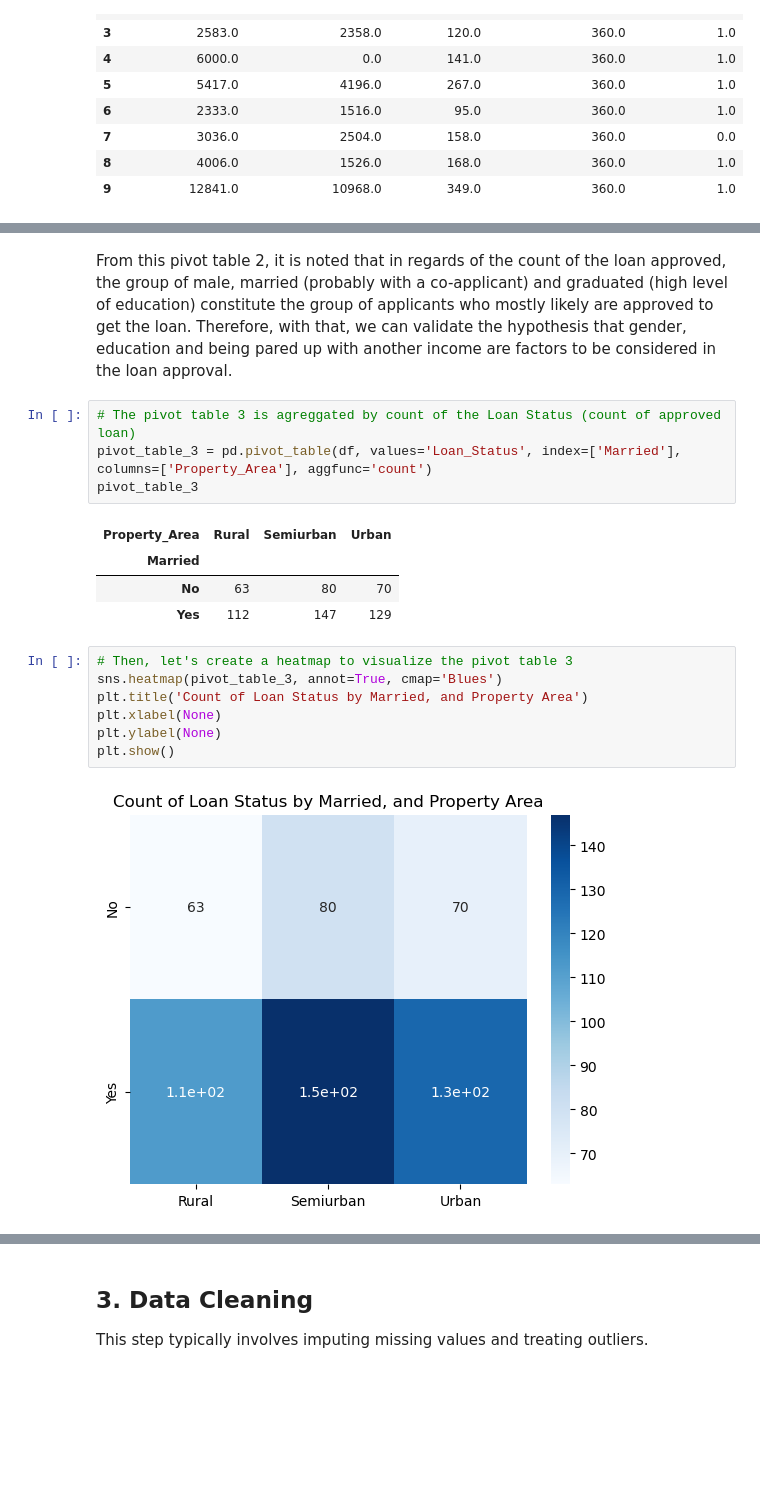
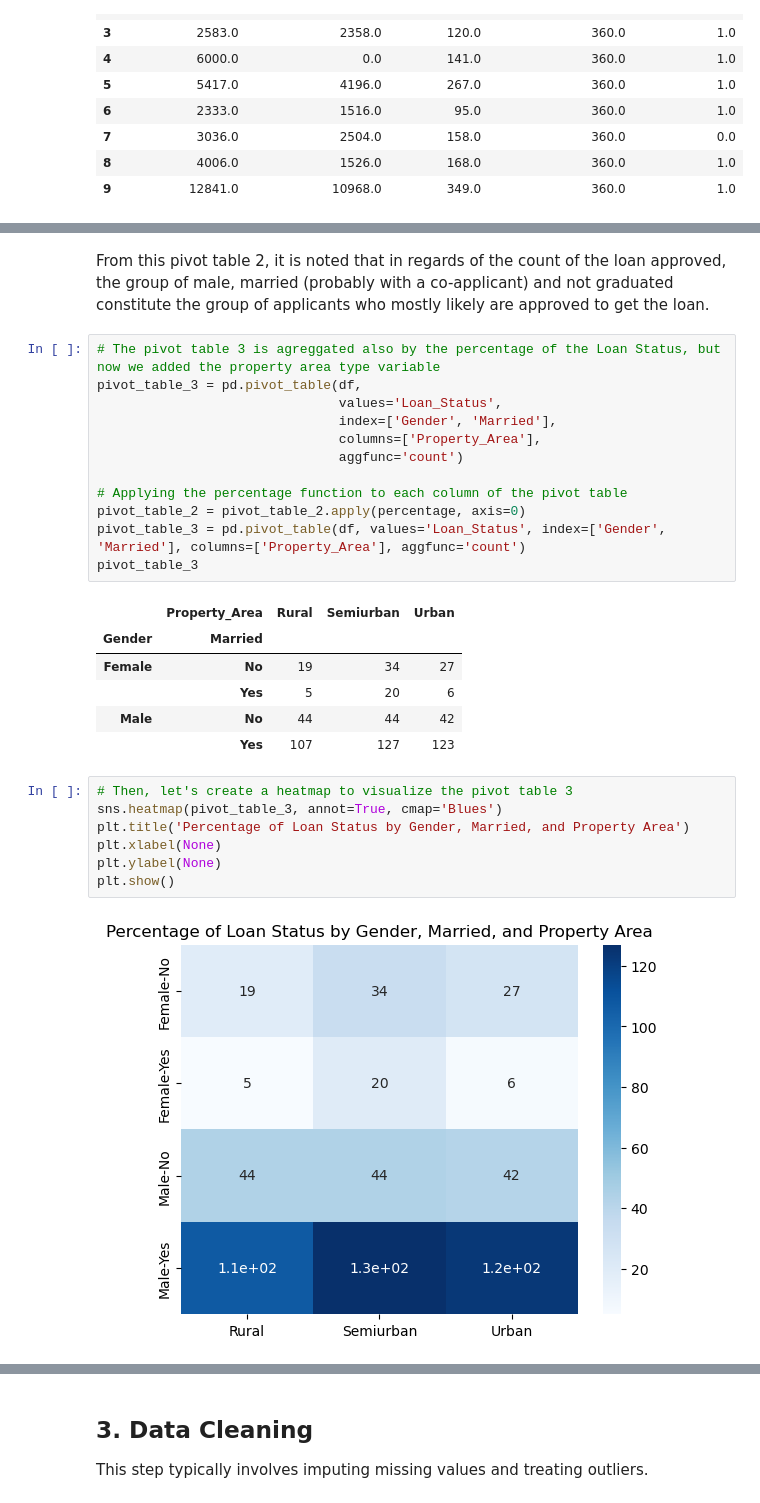
Before and after one commit to rafaelaqfc/Loan-Prediction-Project, a Jupyter notebook: notebooks/instructions.ipynb, the cells around one changed output, grey strips where cells are left out. Drawn from its saved outputs; the diff is of its cells as text; blank space fills up the shorter version.

```diff
--- a/notebooks/instructions.ipynb
+++ b/notebooks/instructions.ipynb
@@ -511,21 +532,31 @@ plt.show()
 # %% [markdown]
-From this pivot table 2, it is noted that in regards of the count of the loan approved, the group of male, married (probably with a co-applicant) and graduated (high level of education) constitute the group of applicants who mostly likely are approved to get the loan. Therefore, with that, we can validate the hypothesis that gender, education and being pared up with another income are factors to be considered in the loan approval.
+From this pivot table 2, it is noted that in regards of the count of the loan approved, the group of male, married (probably with a co-applicant) and not graduated constitute the group of applicants who mostly likely are approved to get the loan.
 # %%
-# The pivot table 3 is agreggated by count of the Loan Status (count of approved loan)
-pivot_table_3 = pd.pivot_table(df, values='Loan_Status', index=['Married'], columns=['Property_Area'], aggfunc='count')
+# The pivot table 3 is agreggated also by the percentage of the Loan Status, but now we added the property area type variable
+pivot_table_3 = pd.pivot_table(df,
+                               values='Loan_Status',
+                               index=['Gender', 'Married'],
+                               columns=['Property_Area'],
+                               aggfunc='count')
+
+# Applying the percentage function to each column of the pivot table
+pivot_table_2 = pivot_table_2.apply(percentage, axis=0)
+pivot_table_3 = pd.pivot_table(df, values='Loan_Status', index=['Gender', 'Married'], columns=['Property_Area'], aggfunc='count')
 pivot_table_3
 # %% [output]
-| Property_Area | Rural | Semiurban | Urban |
-| Married |  |  |  |
-| No | 63 | 80 | 70 |
-| Yes | 112 | 147 | 129 |
+|  | Property_Area | Rural | Semiurban | Urban |
+| Gender | Married |  |  |  |
+| Female | No | 19 | 34 | 27 |
+|  | Yes | 5 | 20 | 6 |
+| Male | No | 44 | 44 | 42 |
+|  | Yes | 107 | 127 | 123 |
 # %%
 # Then, let's create a heatmap to visualize the pivot table 3
 sns.heatmap(pivot_table_3, annot=True, cmap='Blues')
-plt.title('Count of Loan Status by Married, and Property Area')
+plt.title('Percentage of Loan Status by Gender, Married, and Property Area')
 plt.xlabel(None)
 plt.ylabel(None)
 plt.show()
 # %% [output]
-[figure, old version]
+[figure, new version]
 # %% [markdown]
```
Also changed, not shown: parts of 12 cells of this notebook.
